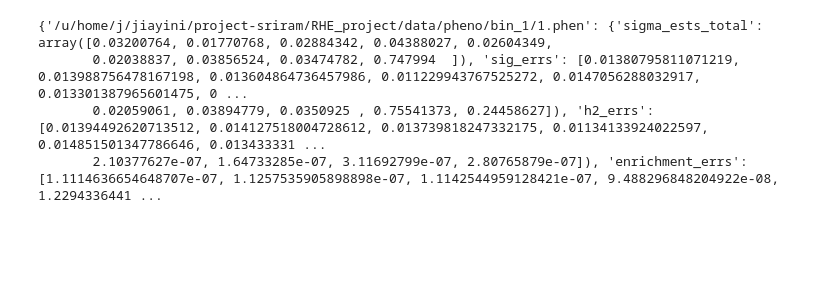
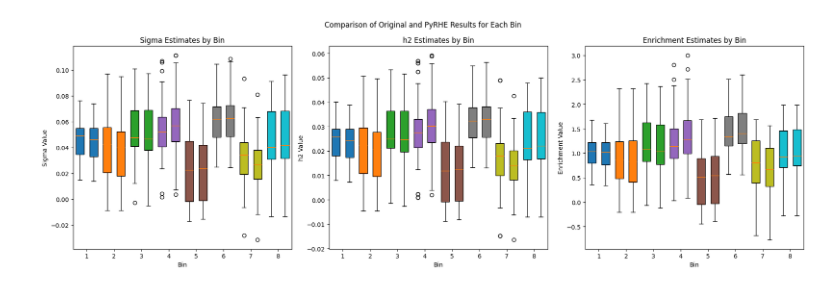
Before and after one commit to sriramlab/PyRHE, a Jupyter notebook: plotting.ipynb, the cells around one changed output. Saved outputs shown, nothing was run; the diff lists cells and outputs as text; code cells hidden in the pictures; blank space fills up the shorter version.

Commit message:
add 25k geno results

```diff
--- a/plotting.ipynb
+++ b/plotting.ipynb
@@ -4,22 +0,0 @@ import pickle
-# %%
-# Original
-with open("/u/home/j/jiayini/project-sriram/RHE_project/results/original_result_8.json", "r") as file:
-    data = json.load(file)
-
-parsed_data = {}
-
-for key, value in data.items():
-    idx = int(key.split("/")[-1].split(".")[0])
-    sigma_est_list = []
-    sigma_err_list = []
-
-    i = 0
-    while f'sigma_est_{i}' in value:
-        sigma_est_list.append(value[f'sigma_est_{i}'])
-        sigma_err_list.append(value[f'sigma_err_{i}'])
-        i += 1
-
-    parsed_data[idx] = [sigma_est_list, sigma_err_list]
-
-for idx, values in sorted(parsed_data.items()):
-    print(f"{idx} : {values}")
@@ -44,13 +0,0 @@ for idx, values in sorted(parsed_data.items()):
-# %%
-file_path = "/u/home/j/jiayini/project-sriram/RHE_project/python_rhe.pkl"
-with open(file_path, "rb") as file:
-    content = pickle.load(file)
-
-print(content)
-# TODO: Parse
-# TODO: multiple runs + plotting
-# %% [output]
-{'/u/home/j/jiayini/project-sriram/RHE_project/data/pheno/bin_1/1.phen': {'sigma_ests_total': array([0.03200764, 0.01770768, 0.02884342, 0.04388027, 0.02604349,
-       0.02038837, 0.03856524, 0.03474782, 0.747994  ]), 'sig_errs': [0.01380795811071219, 0.013988756478167198, 0.013604864736457986, 0.011229943767525272, 0.0147056288032917, 0.013301387965601475, 0 ...
-       0.02059061, 0.03894779, 0.0350925 , 0.75541373, 0.24458627]), 'h2_errs': [0.01394492620713512, 0.014127518004728612, 0.013739818247332175, 0.01134133924022597, 0.014851501347786646, 0.013433331 ...
-       2.10377627e-07, 1.64733285e-07, 3.11692799e-07, 2.80765879e-07]), 'enrichment_errs': [1.1114636654648707e-07, 1.1257535905898898e-07, 1.1142544959128421e-07, 9.488296848204922e-08, 1.2294336441 ...
@@ -56,0 +87,4 @@ print(content)
+# %%
+summarize_results(True, 8, 25)
+# %% [output]
+[figure, added]
```
Also changed, not shown: parts of 5 cells of this notebook, 5 other files.
